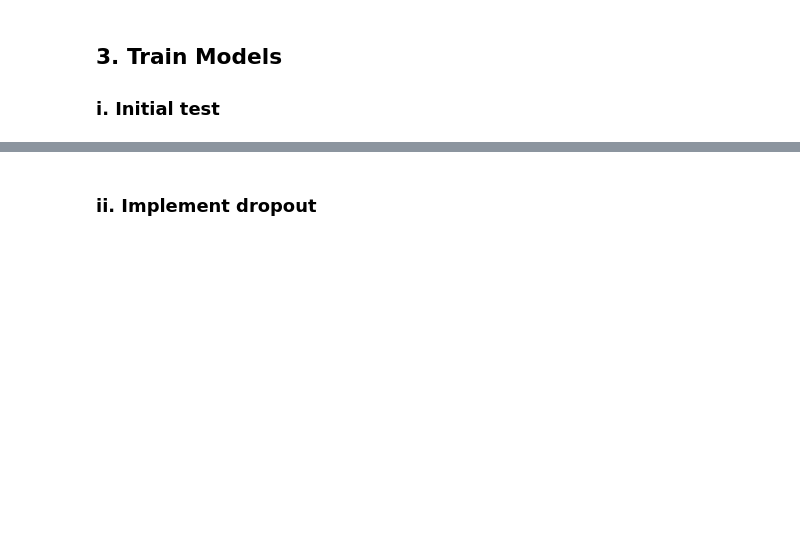
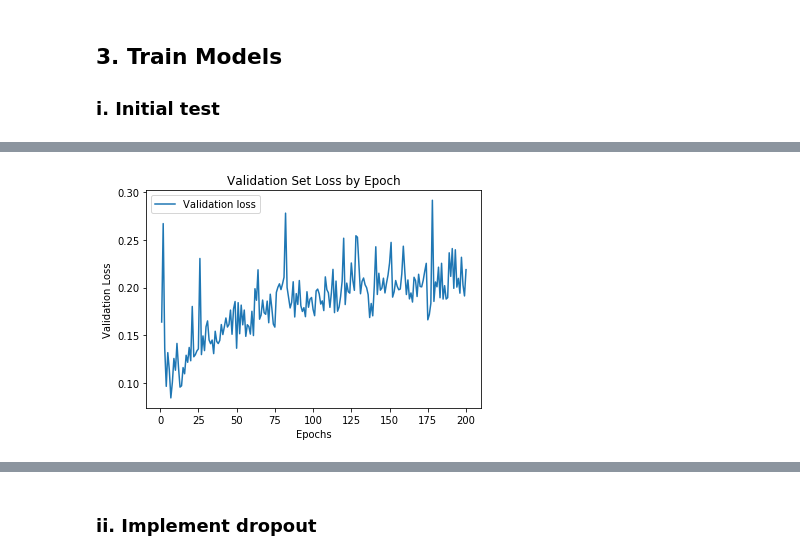
Before and after one commit to bethbailey/MACS30200proj, a Jupyter notebook: ProblemSets/PS3/PS3_Bailey.ipynb, the cells around one changed output, grey strips where cells are left out. Cells and saved outputs as stored; diff of their text form; code cells hidden in the pictures; blank space fills up the shorter version.

```diff
--- a/ProblemSets/PS3/PS3_Bailey.ipynb
+++ b/ProblemSets/PS3/PS3_Bailey.ipynb
@@ -48,21 +73,24 @@ history_dict.keys()
 # %%
-# I plotted the validation set accuracy/loss against the training accuracy/loss to see the comparison.
+# I initially plotted the validation set accuracy/loss against the training accuracy/loss to
+# see the comparison but I have removed the training loss
 import matplotlib.pyplot as plt
 % matplotlib inline
 
-#loss_values = history_dict['loss']
+# loss_values = history_dict['loss']
 val_loss_values = history_dict['val_loss']
 
-epochs = range(1, len(acc) + 1)
+epochs = np.arange(1, len(val_loss_values) + 1)
 
-#plt.plot(epochs, loss_values, 'bo', label='Training loss')
-plt.plot(epochs, val_loss_values, 'b', label='Validation loss')
+# plt.plot(epochs, loss_values, 'bo', label='Training loss')
+plt.plot(epochs, val_loss_values, label='Validation loss')
 plt.title('Validation Set Loss by Epoch')
 plt.xlabel('Epochs')
 plt.ylabel('Validation Loss')
 plt.legend()
 
 plt.show()
+# %% [output]
+[figure, added]
 # %%
 #acc_values = history_dict['acc']
 val_acc_values = history_dict['val_acc']
```
Also changed, not shown: parts of 65 cells of this notebook.
